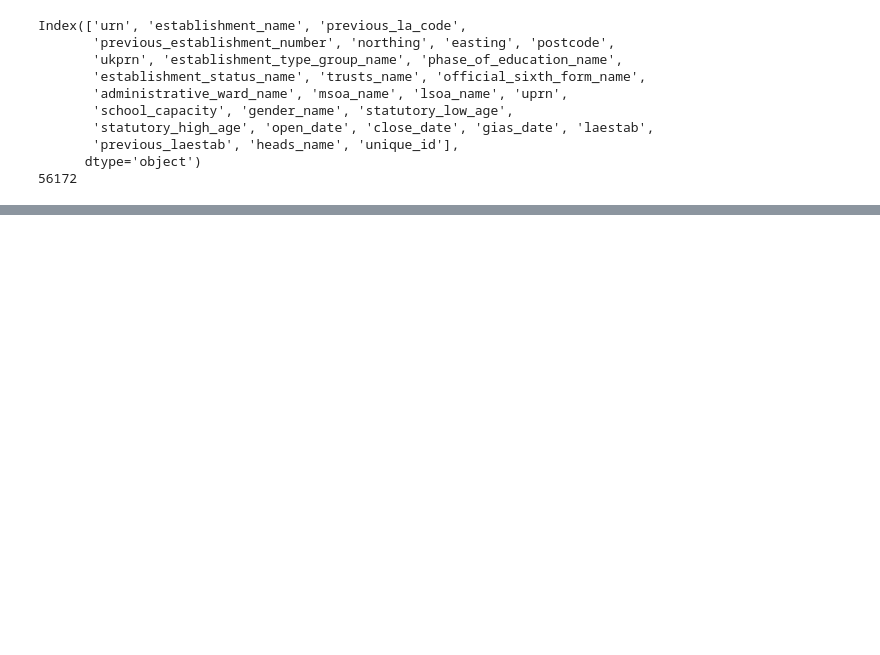
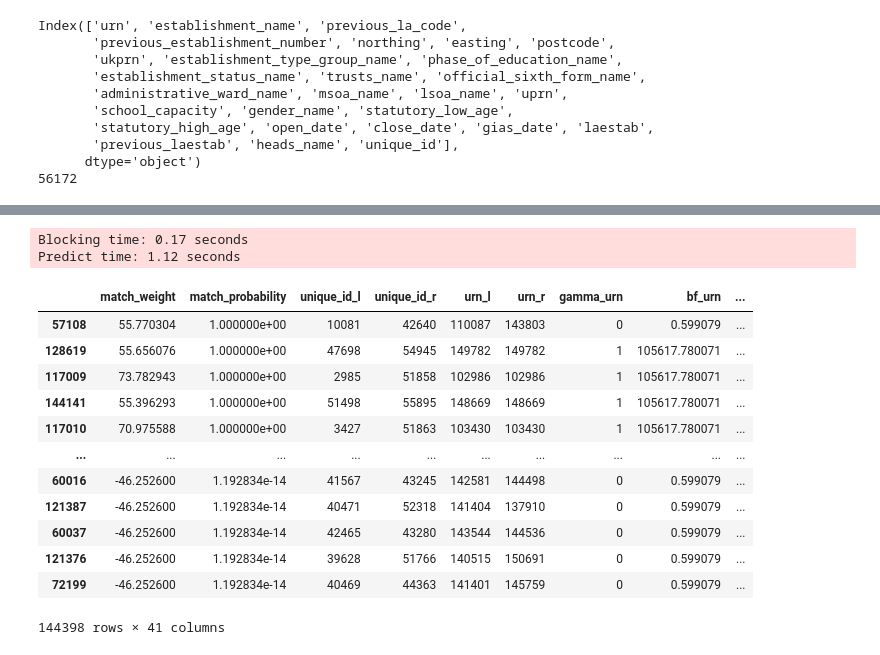
Before and after one commit to dfe-analytical-services/hackathon-2025-developing-historical-school-identifier, a Jupyter notebook: splink.ipynb, the cells around one changed output, grey strips where cells are left out. Cells and saved outputs as stored; diff of their text form; code cells hidden in the pictures; blank space fills up the shorter version.

```diff
--- a/splink.ipynb
+++ b/splink.ipynb
@@ -118,2 +138,14 @@ gias = gias.drop_duplicates(subset=subset)
 
 gias["unique_id"] = range(1, len(gias) + 1)
+# %%
+#clean nulls after function
+for col_name in gias.columns:
+    print(f"Cleaning column: {col_name}")
+    # Trim whitespace
+    gias[col_name] = gias[col_name].astype(str).str.strip()
+    # Replace null-like values with pd.NA
+    gias[col_name] = gias[col_name].replace(
+        to_replace=[r"^\s*$", r"^NA$", r"^NA NA$", r"^na$", r"^NaN$", r"^nan$", r"^N/A$", r"^n/a$", r"^null$", r"^NULL$", r"^<NA>$",r"^none$",r"^None$"],
+        value=pd.NA,
+        regex=True
+    )
@@ -148,18 +218,18 @@ profile_columns(gias, db_api=db_api, column_expressions=["heads_name"])
 # %%
-blocking_rules_link = [
+blocking_rules_dedupe = [
   block_on("urn"),
   block_on("establishment_name"),
   block_on("laestab"),
-  # block_on("ukprn"),
-  # block_on("northing", "easting"),
+#   block_on("ukprn"),
+  block_on("phase_of_education_name", "trusts_name"),
+   block_on("northing", "easting"),
    block_on("postcode"),
-  # block_on("heads_name"),
-  # block_on("phase_of_education_name", "postcode"),
+   block_on("heads_name"),
 ]
 
 cumulative_comparisons_to_be_scored_from_blocking_rules_chart(
   table_or_tables=gias,
-  blocking_rules=blocking_rules_link,
+  blocking_rules=blocking_rules_dedupe,
   db_api=db_api,
   link_type="dedupe_only",
 )
@@ -184,8 +256,8 @@ northing_easting_comparison = CustomComparison(
          cll.CustomLevel(
              """ (easting_l IS NOT NULL AND northing_l IS NOT NULL AND
                   easting_r IS NOT NULL AND northing_r IS NOT NULL AND
-                  SQRT((CAST(easting_l as INT) - CAST(easting_r as INT))*(CAST(easting_l as INT) - CAST(easting_r as INT)) +
-                   (CAST(northing_l as INT) - CAST(northing_r as INT))*(CAST(northing_l as INT) - CAST(northing_r as INT))) < 350)
+                  SQRT((CAST(easting_l as DOUBLE) - CAST(easting_r as DOUBLE))*(CAST(easting_l as DOUBLE) - CAST(easting_r as DOUBLE)) +
+                   (CAST(northing_l as DOUBLE) - CAST(northing_r as DOUBLE))*(CAST(northing_l as DOUBLE) - CAST(northing_r as DOUBLE))) < 350)
              """
          ),
          cll.ElseLevel()  # everything else
@@ -197,11 +269,10 @@ northing_easting_comparison = CustomComparison(
 settings = SettingsCreator(
     link_type="dedupe_only",
     unique_id_column_name="unique_id",
-    # probability_two_random_records_match=1e-6,  # very small
-    blocking_rules_to_generate_predictions=blocking_rules_link,
+    blocking_rules_to_generate_predictions= blocking_rules_dedupe,
     comparisons=[
         cl.ExactMatch("urn"),
-        cl.ExactMatch("laestab"),
+        cl.JaroWinklerAtThresholds("laestab"),
         cl.PostcodeComparison("postcode",km_thresholds=[1, 10, 100]),
         cl.NameComparison("establishment_name"),
         headteacher_name_comparison,
@@ -262,13 +377,24 @@ linker.evaluation.unlinkables_chart()
 # %%
 df_predict = linker.inference.predict()
 
 df_e = df_predict.as_pandas_dataframe()
 
 df_e = df_e.sort_values(by="match_probability", ascending=False)
 
-
-filtered_df = df_e[df_e["match_probability"] > 0.6]
-
-print(f"Number of rows in that match: {len(filtered_df)}")
-
-print(f"Match percentage: {len(filtered_df)/len(df_e)}")
+display(df_e)
+# %% [output]
+Blocking time: 0.17 seconds
+Predict time: 1.12 seconds
+|  | match_weight | match_probability | unique_id_l | unique_id_r | urn_l | urn_r | gamma_urn | bf_urn | ... |
+| 57108 | 55.770304 | 1.000000e+00 | 10081 | 42640 | 110087 | 143803 | 0 | 0.599079 | ... |
+| 128619 | 55.656076 | 1.000000e+00 | 47698 | 54945 | 149782 | 149782 | 1 | 105617.780071 | ... |
+| 117009 | 73.782943 | 1.000000e+00 | 2985 | 51858 | 102986 | 102986 | 1 | 105617.780071 | ... |
+| 144141 | 55.396293 | 1.000000e+00 | 51498 | 55895 | 148669 | 148669 | 1 | 105617.780071 | ... |
+| 117010 | 70.975588 | 1.000000e+00 | 3427 | 51863 | 103430 | 103430 | 1 | 105617.780071 | ... |
+| ... | ... | ... | ... | ... | ... | ... | ... | ... | ... |
+| 60016 | -46.252600 | 1.192834e-14 | 41567 | 43245 | 142581 | 144498 | 0 | 0.599079 | ... |
+| 121387 | -46.252600 | 1.192834e-14 | 40471 | 52318 | 141404 | 137910 | 0 | 0.599079 | ... |
+| 60037 | -46.252600 | 1.192834e-14 | 42465 | 43280 | 143544 | 144536 | 0 | 0.599079 | ... |
+| 121376 | -46.252600 | 1.192834e-14 | 39628 | 51766 | 140515 | 150691 | 0 | 0.599079 | ... |
+| 72199 | -46.252600 | 1.192834e-14 | 40469 | 44363 | 141401 | 145759 | 0 | 0.599079 | ... |
+144398 rows × 41 columns
```
Also changed, not shown: parts of 26 cells of this notebook.
